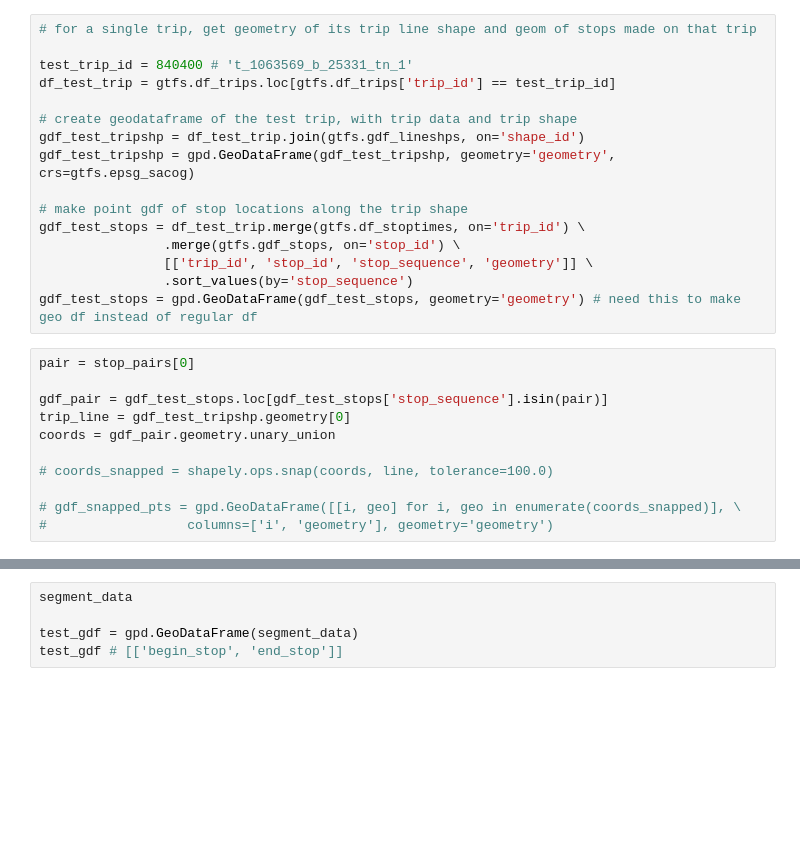
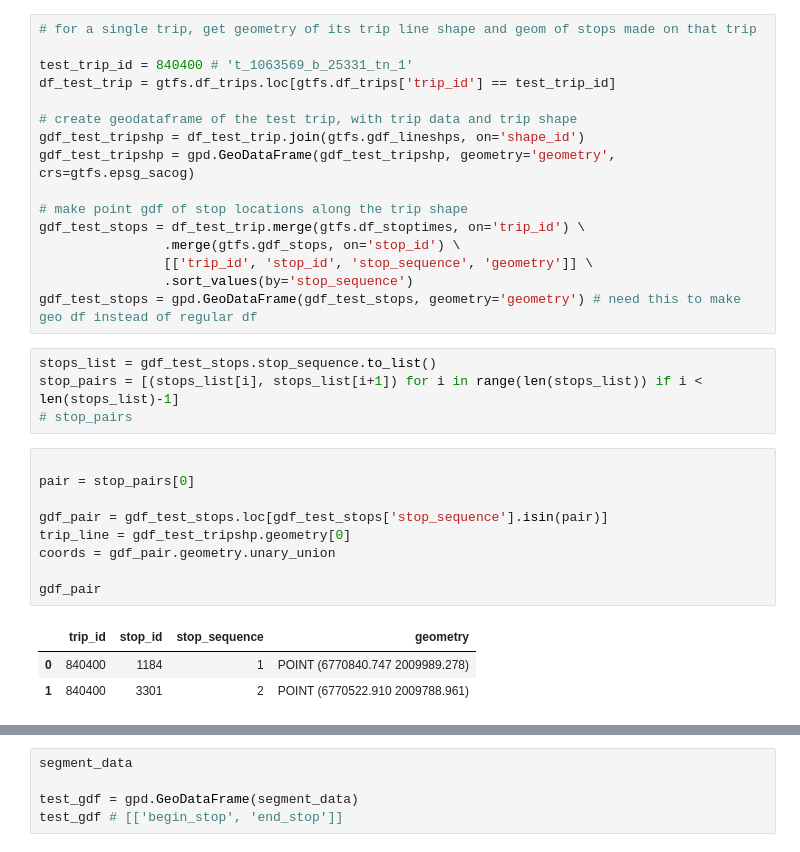
Before and after one commit to SACOG/GTFS-tools, a Jupyter notebook: gtfs-link-speeds/testing-linkspeed-fxns.ipynb, the cells around one changed output, grey strips where cells are left out. Cells and saved outputs as stored; diff of their text form; blank space fills up the shorter version.

```diff
--- a/gtfs-link-speeds/testing-linkspeed-fxns.ipynb
+++ b/gtfs-link-speeds/testing-linkspeed-fxns.ipynb
@@ -50,14 +50,20 @@ gdf_test_stops = df_test_trip.merge(gtfs.df_stoptimes, on='trip_id') \
                 [['trip_id', 'stop_id', 'stop_sequence', 'geometry']] \
                 .sort_values(by='stop_sequence')
 gdf_test_stops = gpd.GeoDataFrame(gdf_test_stops, geometry='geometry') # need this to make geo df instead of regular df
+# %%
+stops_list = gdf_test_stops.stop_sequence.to_list()
+stop_pairs = [(stops_list[i], stops_list[i+1]) for i in range(len(stops_list)) if i < len(stops_list)-1]
+# stop_pairs
 # %%
+
 pair = stop_pairs[0]
 
 gdf_pair = gdf_test_stops.loc[gdf_test_stops['stop_sequence'].isin(pair)]
 trip_line = gdf_test_tripshp.geometry[0]
 coords = gdf_pair.geometry.unary_union
 
-# coords_snapped = shapely.ops.snap(coords, line, tolerance=100.0)
-
-# gdf_snapped_pts = gpd.GeoDataFrame([[i, geo] for i, geo in enumerate(coords_snapped)], \
-#                  columns=['i', 'geometry'], geometry='geometry')
+gdf_pair
+# %% [output]
+|  | trip_id | stop_id | stop_sequence | geometry |
+| 0 | 840400 | 1184 | 1 | POINT (6770840.747 2009989.278) |
+| 1 | 840400 | 3301 | 2 | POINT (6770522.910 2009788.961) |
```
Also changed, not shown: parts of 7 cells of this notebook, 1 other file.
